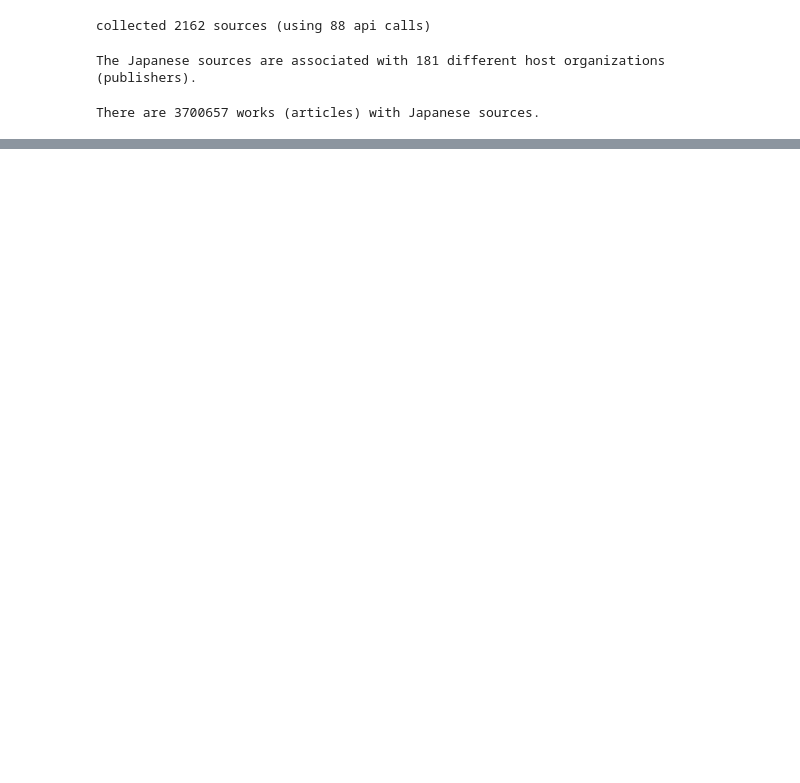
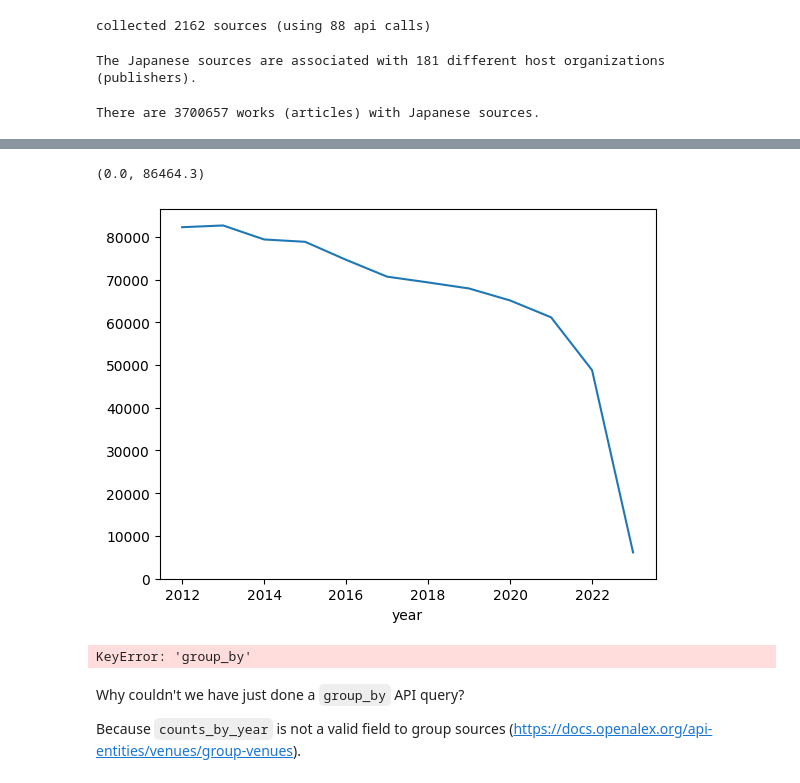
Before and after one commit to ourresearch/openalex-api-tutorials, a Jupyter notebook: notebooks/institutions/japanese.ipynb, the cells around one changed output, grey strips where cells are left out. Drawn from its saved outputs; the diff is of its cells as text; code cells hidden in the pictures; blank space fills up the shorter version.

Commit message:
working on the japanese sources notebook

```diff
--- a/notebooks/institutions/japanese.ipynb
+++ b/notebooks/institutions/japanese.ipynb
@@ -80,3 +100,17 @@ num_works = sum([source['works_count'] for source in japanese_sources])
 print(f"There are {num_works} works (articles) with Japanese sources.")
 # %% [output]
 There are 3700657 works (articles) with Japanese sources.
+# %%
+import pandas as pd
+data = []
+for source in japanese_sources:
+    data.append({
+        'id': source['id'].split('/')[-1],
+        'issn_l': source['issn_l'],
+        'display_name': source['display_name'],
+        'host_organization': source['host_organization'],
+        'works_count': source['works_count'],
+        'cited_by_count': source['cited_by_count'],
+        'type': source['type'],
+    })
+df = pd.DataFrame(data)
@@ -82,0 +150,11 @@ There are 3700657 works (articles) with Japanese sources.
+# %%
+data = []
+for source in japanese_sources:
+    for year_count in source['counts_by_year']:
+        data.append({
+            'id': source['id'],
+            'year': year_count['year'],
+            'works_count': year_count['works_count'],
+            'cited_by_count': year_count['cited_by_count'],
+        })
+df_counts_by_year = pd.DataFrame(data)
@@ -82,0 +194,18 @@ There are 3700657 works (articles) with Japanese sources.
+# %%
+df_counts_by_year.groupby('year')['works_count'].sum().plot().set_ylim(bottom=0)
+# %% [output]
+(0.0, 86464.3)
+[figure, added]
+# %%
+params = {
+    'filter': f'country_code:{country_code}',
+    'group_by': 'counts_by_year',
+}
+r = requests.get(url, params=params)
+print(r.json()['group_by'])
+# %% [output]
+KeyError: 'group_by'
+# %% [markdown]
+Why couldn't we have just done a `group_by` API query?
+
+Because `counts_by_year` is not a valid field to group sources (https://docs.openalex.org/api-entities/venues/group-venues).
```
Also changed, not shown: parts of 18 cells of this notebook, 1 other file.
